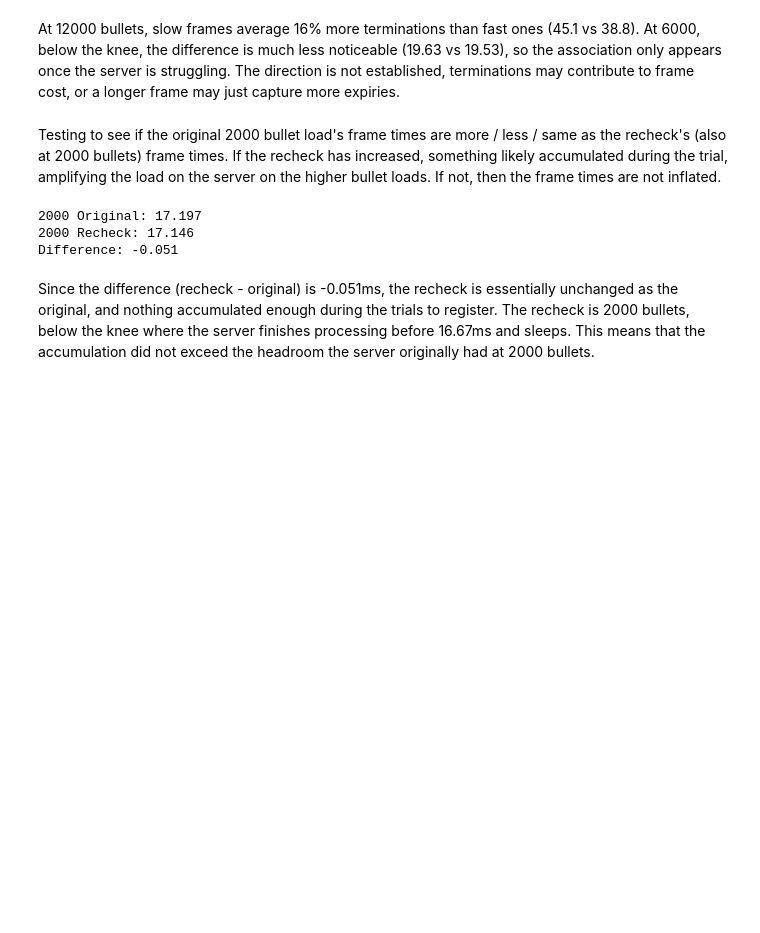
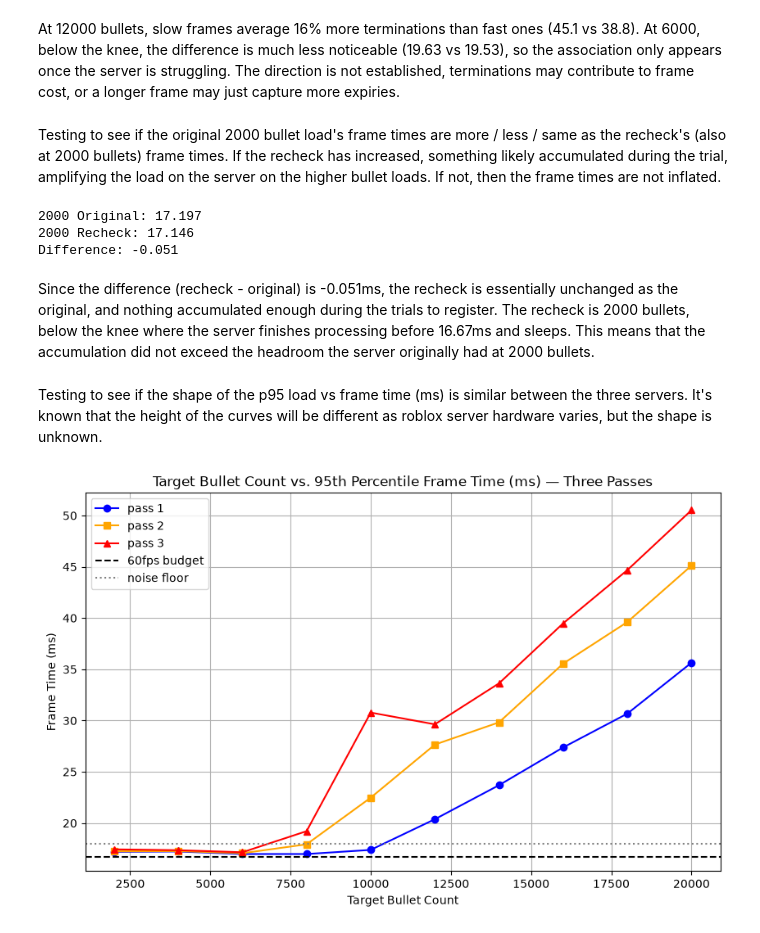
Before and after one commit to IanKang678/roblox-engine-scaling-study, a Jupyter notebook: notebooks/analysis.ipynb, the cells around one changed output. Drawn from its saved outputs; the diff is of its cells as text; code cells hidden in the pictures; blank space fills up the shorter version.

```diff
--- a/notebooks/analysis.ipynb
+++ b/notebooks/analysis.ipynb
@@ -100,3 +114,28 @@ print(f"Difference: {frame1_recheck_95th - frame1_2000_95th:.3f}")
 Difference: -0.051
 # %% [markdown]
 Since the difference (recheck - original) is -0.051ms, the recheck is essentially unchanged as the original, and nothing accumulated enough during the trials to register. The recheck is 2000 bullets, below the knee where the server finishes processing before 16.67ms and sleeps. This means that the accumulation did not exceed the headroom the server originally had at 2000 bullets.
+# %% [markdown]
+Testing to see if the shape of the p95 load vs frame time (ms) is similar between the three servers. It's known that the height of the curves will be different as roblox server hardware varies, but the shape is unknown.
+# %%
+steady2 = f[(f.sweepId == "frame2") & (f.phase == "steady")]
+pct2 = steady2.groupby("load").frameMs.quantile([0.5, 0.95, 0.99]).unstack()
+pct2.columns = ["p50", "p95", "p99"]
+
+steady3 = f[(f.sweepId == "frame3") & (f.phase == "steady")]
+pct3 = steady3.groupby("load").frameMs.quantile([0.5, 0.95, 0.99]).unstack()
+pct3.columns = ["p50", "p95", "p99"]
+
+plt.figure(figsize = (10, 6))
+plt.plot(pct1.index, pct1["p95"], label = "pass 1", color = "blue", marker = "o")
+plt.plot(pct2.index, pct2["p95"], label = "pass 2", color = "orange", marker = "s")
+plt.plot(pct3.index, pct3["p95"], label = "pass 3", color = "red", marker = "^")
+plt.axhline(y = 16.67, color = "black", linestyle = "--", label = "60fps budget")
+plt.axhline(y = 18, color = "gray", linestyle = ":", label = "noise floor")
+plt.xlabel("Target Bullet Count")
+plt.ylabel("Frame Time (ms)")
+plt.legend()
+plt.grid(True)
+plt.title("Target Bullet Count vs. 95th Percentile Frame Time (ms) — Three Passes")
+plt.show()
+# %% [output]
+[figure, added]
```
Also changed, not shown: parts of 13 cells of this notebook.
